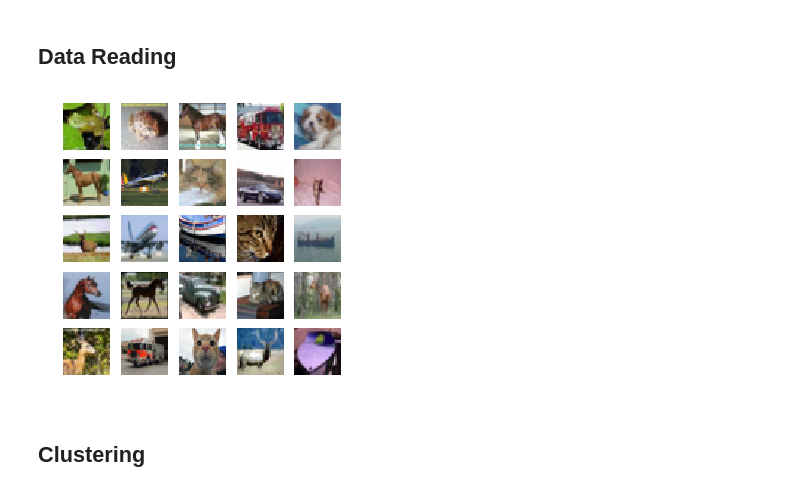
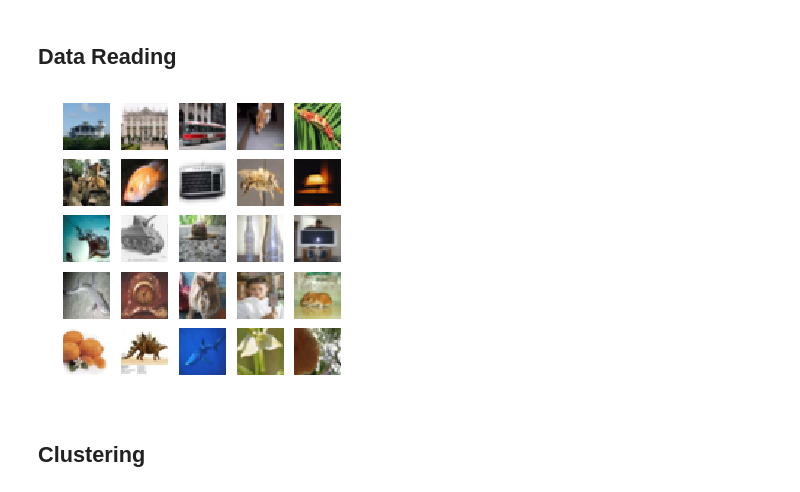
Before and after one commit to ZeyadZanaty/image-clustering, a Jupyter notebook: cifar_image_clustering.ipynb, the cells around one changed output. Drawn from its saved outputs; the diff is of its cells as text; code cells hidden in the pictures.

Commit message:
Update cifar notebook

```diff
--- a/cifar_image_clustering.ipynb
+++ b/cifar_image_clustering.ipynb
@@ -120,10 +127,10 @@ Accuracy: 0.23109230385222138
 ## Data Reading
 # %%
 data_reader_100 = DataReader('../cifar-100-python','cifar-100')
-tr_data_100, tr_class_labels_100, tr_subclass_labels_100 = cifar_100.get_train_data()
+tr_data_100, tr_class_labels_100, tr_subclass_labels_100 = data_reader_100.get_train_data()
 data_reader_100.plot_imgs(tr_data_100,25,True)
 # %% [output]
-[figure, old version]
+[figure, new version]
 # %% [markdown]
 ## Clustering
 # %%
```
Also changed, not shown: parts of 13 cells of this notebook.
